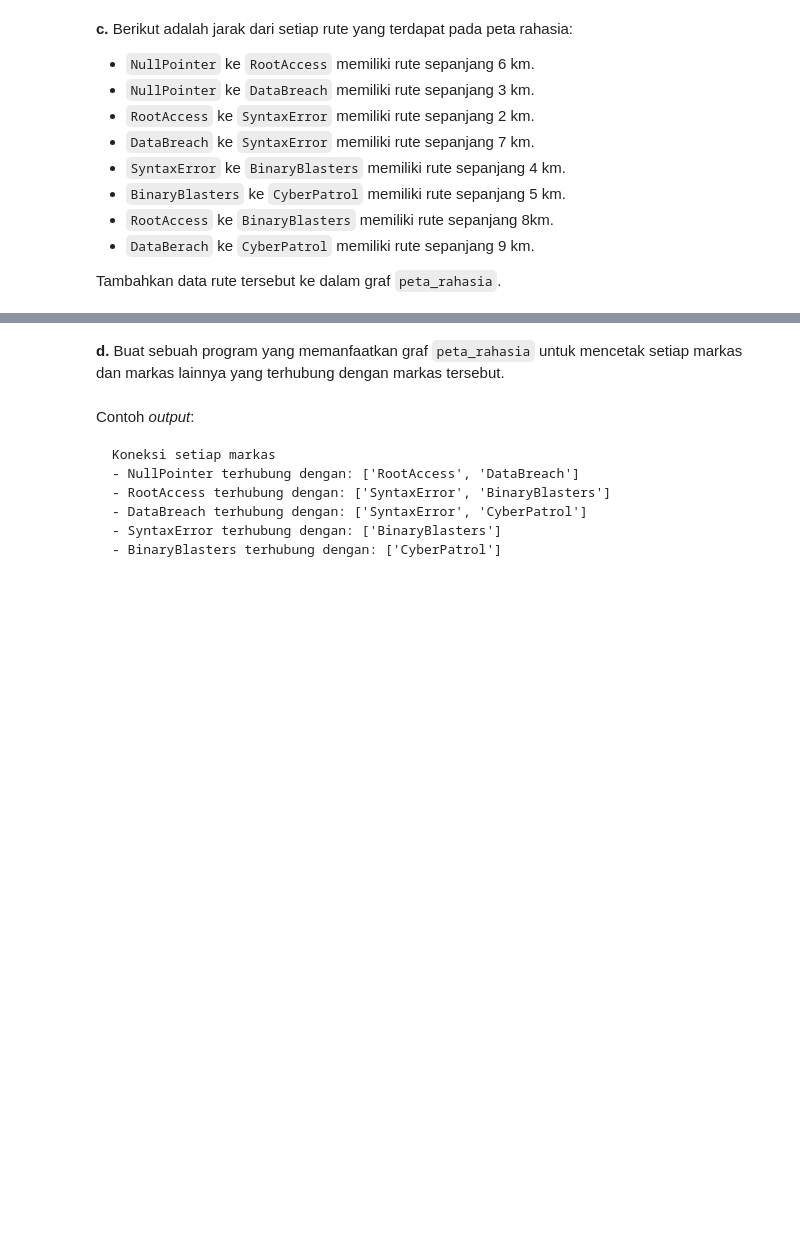
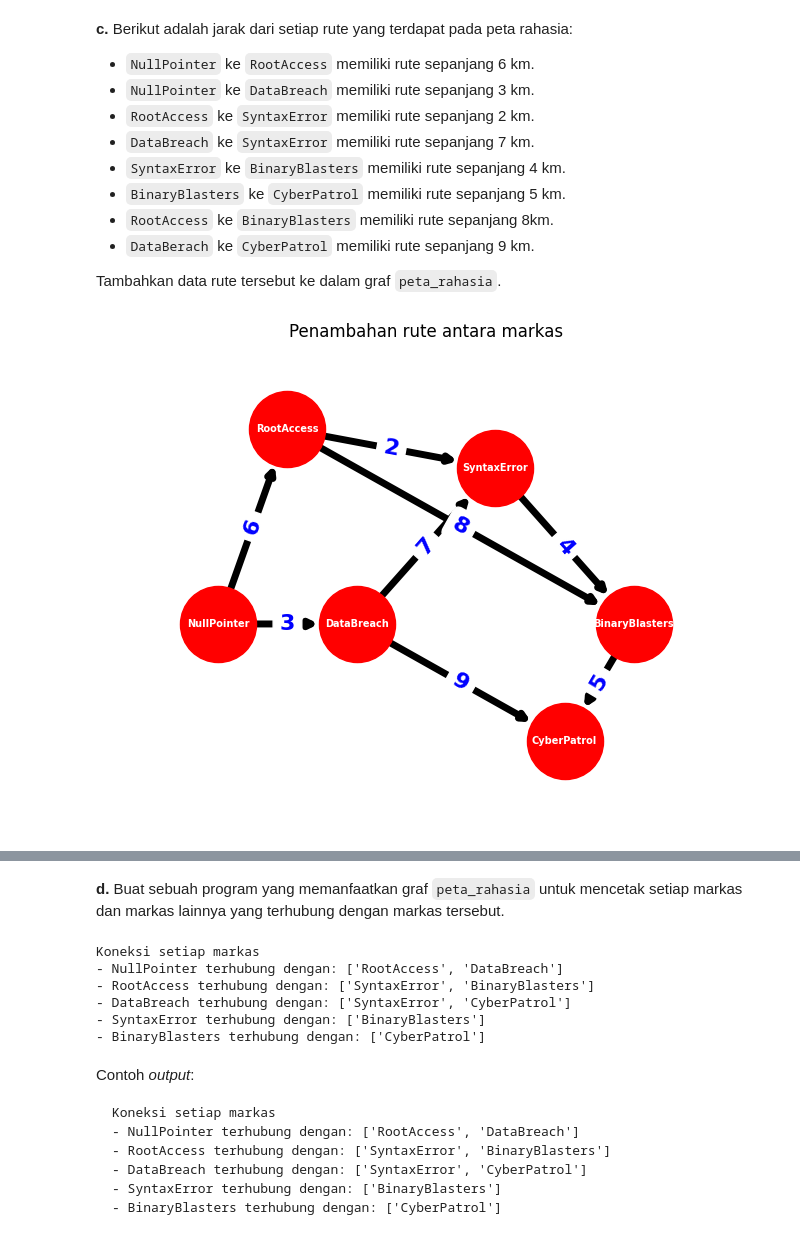
Before and after one commit to AzkaZafran/Tugas-Praktikum-DKA, a Jupyter notebook: pertemuan-6/tugas_mod6/jurnal_mod6.ipynb, the cells around one changed output, grey strips where cells are left out. Saved outputs shown, nothing was run; the diff lists cells and outputs as text; code cells hidden in the pictures; blank space fills up the shorter version.

```diff
--- a/pertemuan-6/tugas_mod6/jurnal_mod6.ipynb
+++ b/pertemuan-6/tugas_mod6/jurnal_mod6.ipynb
@@ -252,21 +266,23 @@ Tambahkan data rute tersebut ke dalam graf `peta_rahasia`.
 # %%
 # List jarak suatu markat sindikat ke markas sindikat lainnya
 edges = [
     ('NullPointer', 'RootAccess', 6),
     ('NullPointer', 'DataBreach', 3),
     ('RootAccess', 'SyntaxError', 2),
     ('DataBreach', 'SyntaxError', 7),
     ('SyntaxError', 'BinaryBlasters', 4),
     ('BinaryBlasters', 'CyberPatrol', 5),
     ('RootAccess', 'BinaryBlasters', 8),
     ('DataBreach', 'CyberPatrol', 9)
 ]
 
 # Tambahkan informasi jarak markas para sindikat sebagai edge
 peta_rahasia.add_weighted_edges_from(edges)
 
 # Cetak graf
-show_graph(None)
+show_graph(peta_rahasia, pos, 'Penambahan rute antara markas')
+# %% [output]
+[figure, added]
 # %% [markdown]
 Contoh *output*:
 
@@ -277,14 +293,21 @@ Contoh *output*:
 print("Koneksi setiap markas")
 
 # Iterasi untuk setiap node (markas) yang ada di graf `peta_rahasia`
-for node in peta_rahasia.None() :
+for node in peta_rahasia.nodes() :
     # Ambil semua node yang terhubung dengan node saat ini
-    children = list(peta_rahasia.None(None))
+    children = list(peta_rahasia.adj[node])
 
     # Jika markas terhubung dengan markas lainnya, tampilkan daftarnya
-    if None :
+    if children :
         # Tampilkan nama markas beserta daftar terhubung ke markas lainnya
         print(f"- {node} terhubung dengan: {children}")
+# %% [output]
+Koneksi setiap markas
+- NullPointer terhubung dengan: ['RootAccess', 'DataBreach']
+- RootAccess terhubung dengan: ['SyntaxError', 'BinaryBlasters']
+- DataBreach terhubung dengan: ['SyntaxError', 'CyberPatrol']
+- SyntaxError terhubung dengan: ['BinaryBlasters']
+- BinaryBlasters terhubung dengan: ['CyberPatrol']
 # %% [markdown]
 Contoh *output*:
 
```
Also changed, not shown: parts of 13 cells of this notebook.
